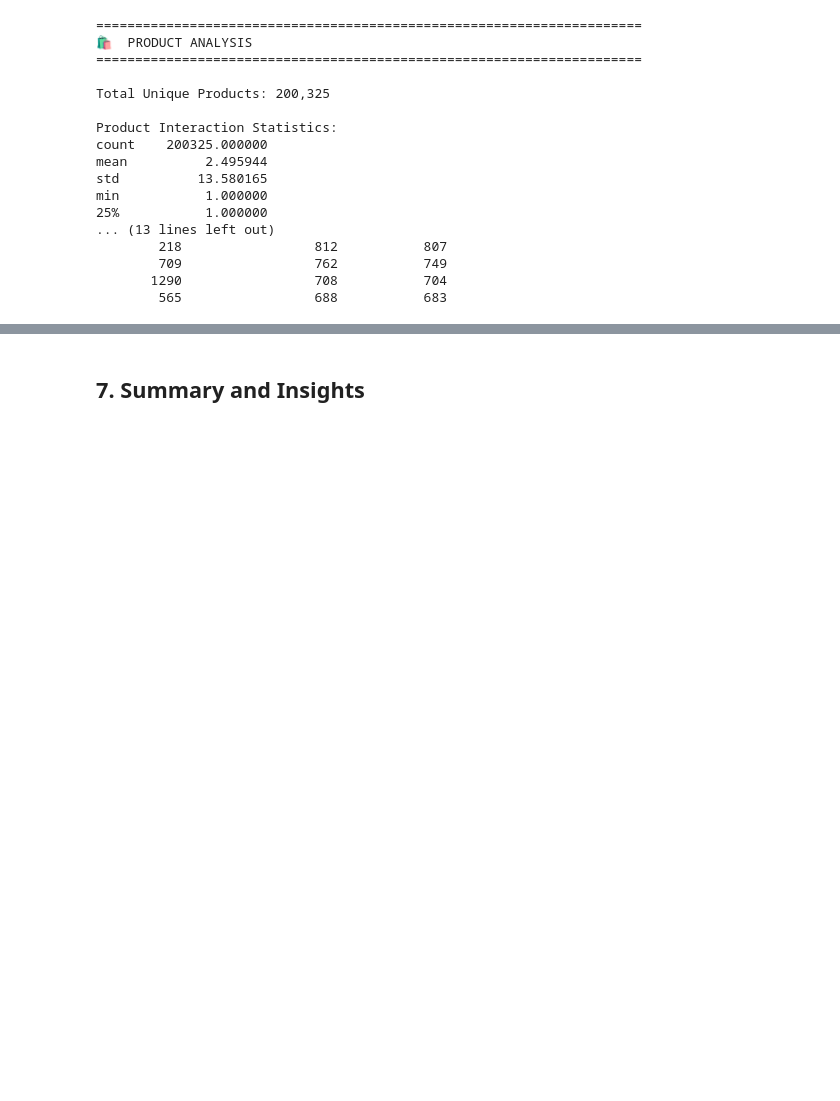
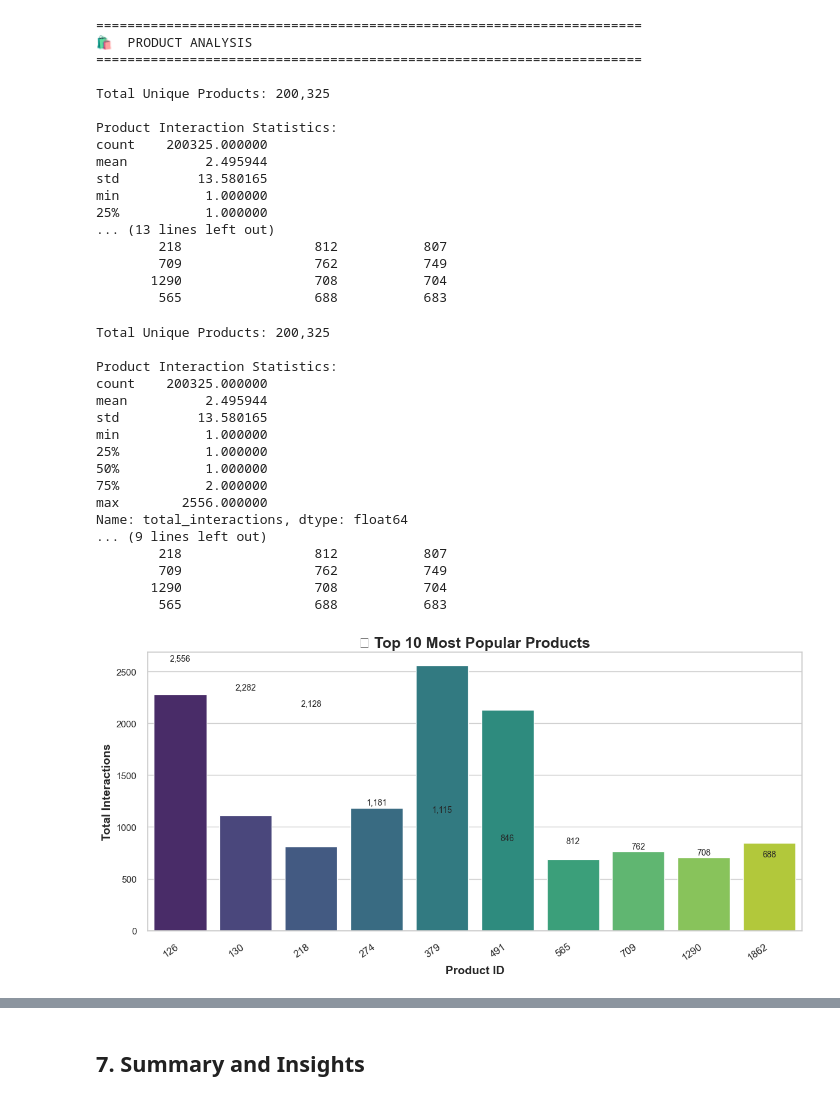
Before and after one commit to Mazenasag/E-Commerce_Recommendation_System, a Jupyter notebook: notebooks/eda.ipynb, the cells around one changed output, grey strips where cells are left out. Drawn from its saved outputs; the diff is of its cells as text; code cells hidden in the pictures; blank space fills up the shorter version.

```diff
--- a/notebooks/eda.ipynb
+++ b/notebooks/eda.ipynb
@@ -740,3 +974,51 @@ min           1.000000
         709                 762           749
        1290                 708           704
         565                 688           683
+# %%
+import matplotlib.pyplot as plt
+import seaborn as sns
+import pandas as pd
+
+sns.set(style="whitegrid")
+
+# -------------------------------
+# 1. Product statistics
+# -------------------------------
+product_stats = df.groupby('product_id').agg({
+    'customer_id': ['count', 'nunique'],
+    'event': lambda x: x.nunique(),
+    'event_date': ['min', 'max']
+}).reset_index()
+
+# Flatten multi-index columns
+product_stats.columns = ['product_id', 'total_interactions', 'unique_users', 'unique_events', 'first_interaction', 'last_interaction']
+
+print(f"Total Unique Products: {df['product_id'].nunique():,}")
+print("\nProduct Interaction Statistics:")
+print(product_stats['total_interactions'].describe())
+
+# -------------------------------
+# 2. Top 10 most popular products
+# -------------------------------
+top_products = product_stats.nlargest(10, 'total_interactions')
+print("\n📊 Top 10 Most Popular Products:")
+print(top_products[['product_id', 'total_interactions', 'unique_users']].to_string(index=False))
+# %% [output]
+Total Unique Products: 200,325
+
+Product Interaction Statistics:
+count    200325.000000
+mean          2.495944
+std          13.580165
+min           1.000000
+25%           1.000000
+50%           1.000000
+75%           2.000000
+max        2556.000000
+Name: total_interactions, dtype: float64
+... (9 lines left out)
+        218                 812           807
+        709                 762           749
+       1290                 708           704
+        565                 688           683
+[figure, added]
```
Also changed, not shown: parts of 23 cells of this notebook, 3 other files.
